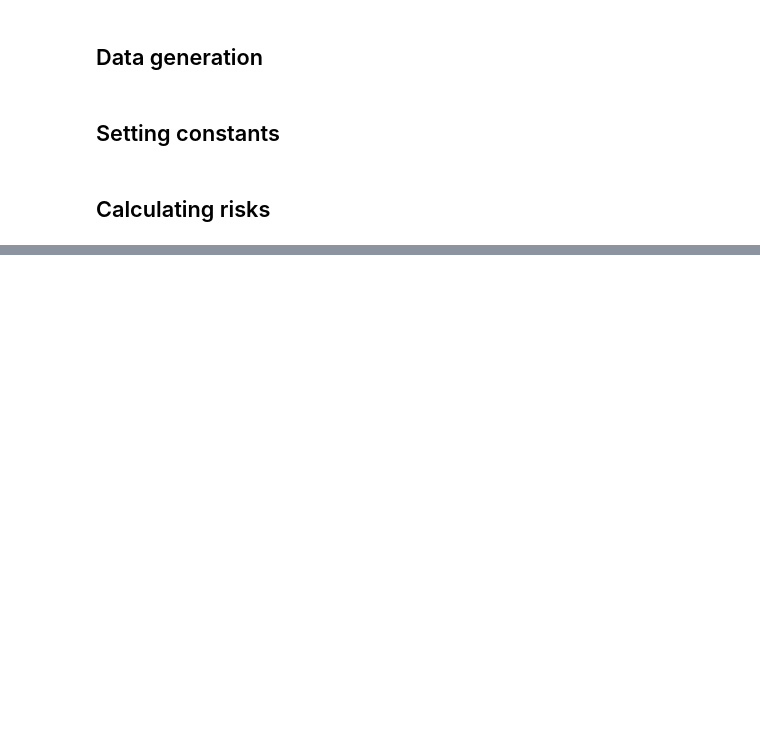
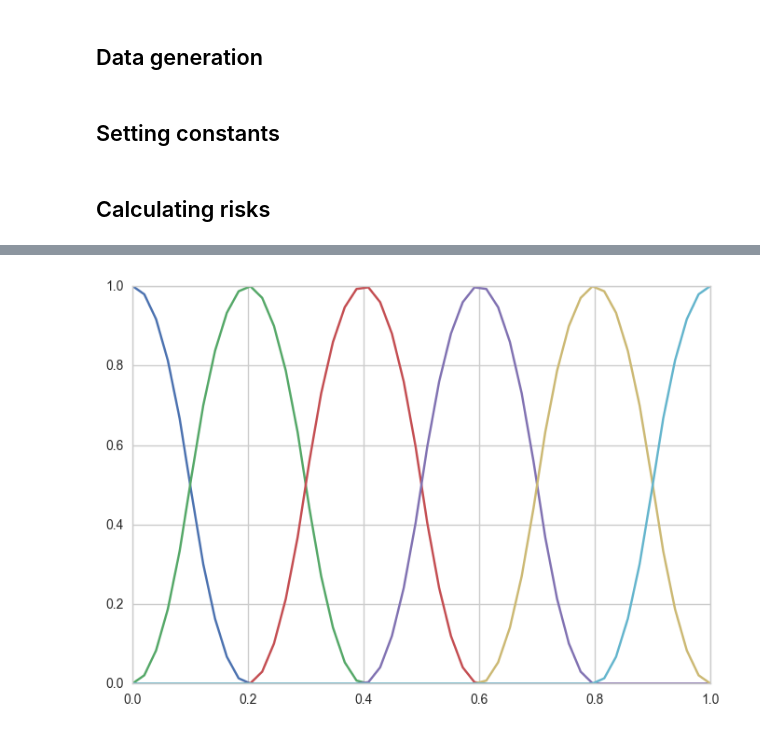
Before and after one commit to Megalitum/savchenko_labs, a Jupyter notebook: semiannual_project_risk.ipynb, the cells around one changed output, grey strips where cells are left out. Cells and saved outputs as stored; diff of their text form; code cells hidden in the pictures; blank space fills up the shorter version.

Commit message:
Add risk functional

```diff
--- a/semiannual_project_risk.ipynb
+++ b/semiannual_project_risk.ipynb
@@ -30,5 +29,20 @@ eta_ranges = W_ranges = np.array([0, 0.1, 0.3, 0.5, 0.7, 0.9, 1])
+# %%
+eta_ranges_c = W_ranges_c = np.arange(0, 1.2, 0.2)
+eta_ranges_b = W_ranges_b = 0.2
+# to review
 # %% [markdown]
 ## Calculating risks
+# %%
+def reside_function(x, b, c):
+    def s(x, a, b, c):
+        result = np.zeros_like(x)
+        mask1 = (x > a) * (x <= b)
+        mask2 = (x > b) * (x <= c)
+        result[mask1] = 2 * ((x[mask1] - a) / (c - a))**2
+        result[mask2] = 1 - 2 * ((x[mask2] - c) / (c - a))**2
+        result[x > c] = 1
+        return result
+    return s(x, c - b, c - b / 2, c) * (x <= c) + (1 - s(x, c, c + b / 2, c + b)) * (x > c)
 # %%
 def aggregate_risk_values(splitted_values):
     result = []
@@ -48,0 +55,5 @@ W =   aggregate_risk_values(factor_W)
+# %%
+for c in eta_ranges_c:
+    plot(np.linspace(0,1), reside_function(np.linspace(0, 1), eta_ranges_b, c))
+# %% [output]
+[figure, added]
```
Also changed, not shown: parts of 12 cells of this notebook.
